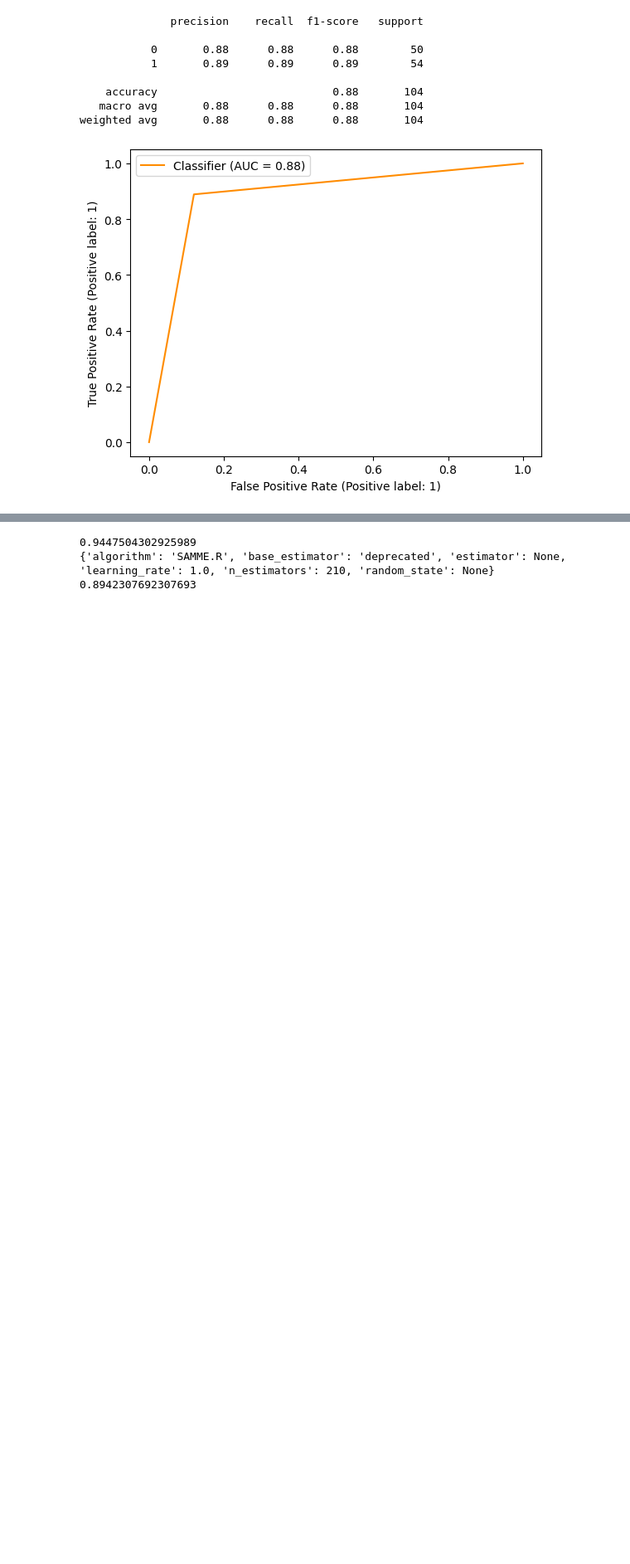
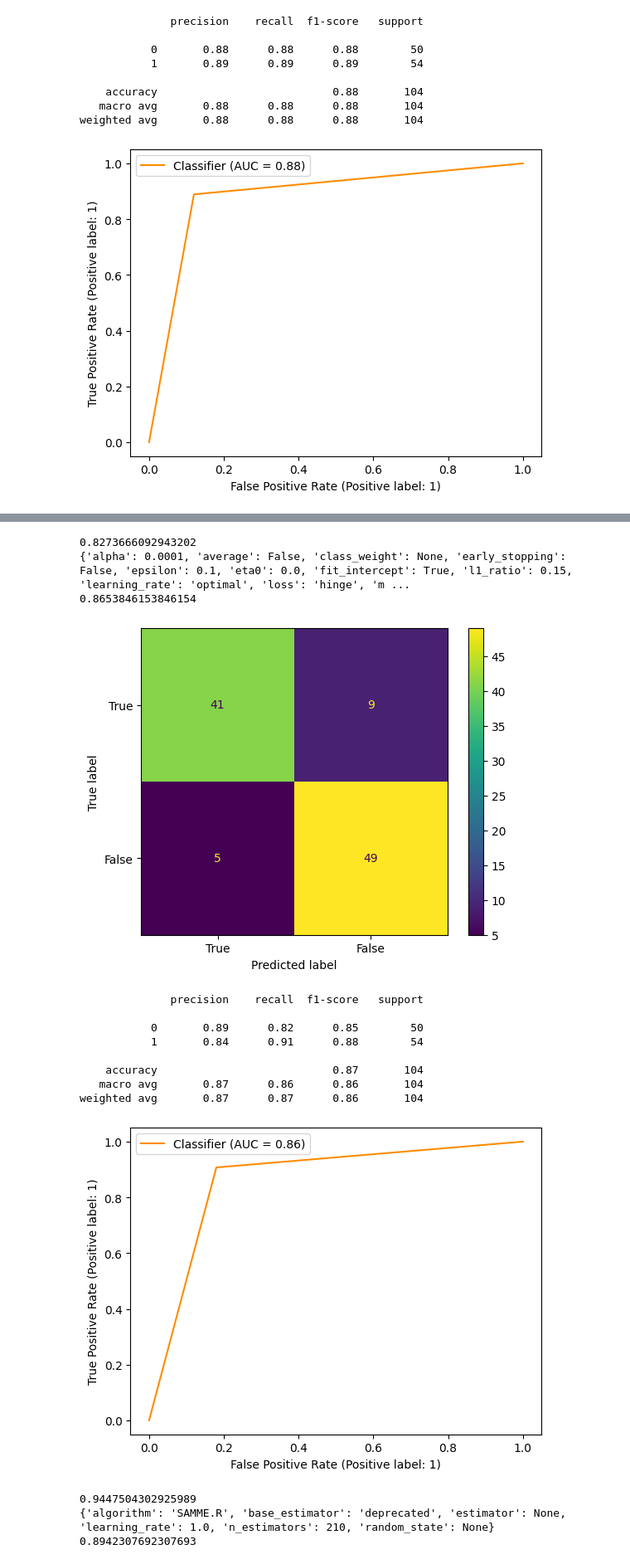
Before and after one commit to yuval728/Diabetes-prediction, a Jupyter notebook: main.ipynb, the cells around one changed output, grey strips where cells are left out. Shown: that part at 83% size. Cells and saved outputs as stored; diff of their text form; code cells hidden in the pictures; blank space fills up the shorter version.

```diff
--- a/main.ipynb
+++ b/main.ipynb
@@ -234,3 +263,23 @@ report(xgb)
+# %%
+from sklearn.linear_model import SGDClassifier
+
+models_results['model'].append('SGD')
+sgd=train_model(SGDClassifier(),{'loss':['hinge', 'log_loss', 'modified_huber', 'squared_hinge', 'perceptron',],})
+report(sgd)
+# %% [output]
+0.8273666092943202
+{'alpha': 0.0001, 'average': False, 'class_weight': None, 'early_stopping': False, 'epsilon': 0.1, 'eta0': 0.0, 'fit_intercept': True, 'l1_ratio': 0.15, 'learning_rate': 'optimal', 'loss': 'hinge', 'm ...
+0.8653846153846154
+[figure, added]
+              precision    recall  f1-score   support
+
+           0       0.89      0.82      0.85        50
+           1       0.84      0.91      0.88        54
+
+    accuracy                           0.87       104
+   macro avg       0.87      0.86      0.86       104
+weighted avg       0.87      0.87      0.86       104
+[figure, added]
 # %%
 from sklearn.ensemble import AdaBoostClassifier
 
```
Also changed, not shown: parts of 7 cells of this notebook, 1 other file.
